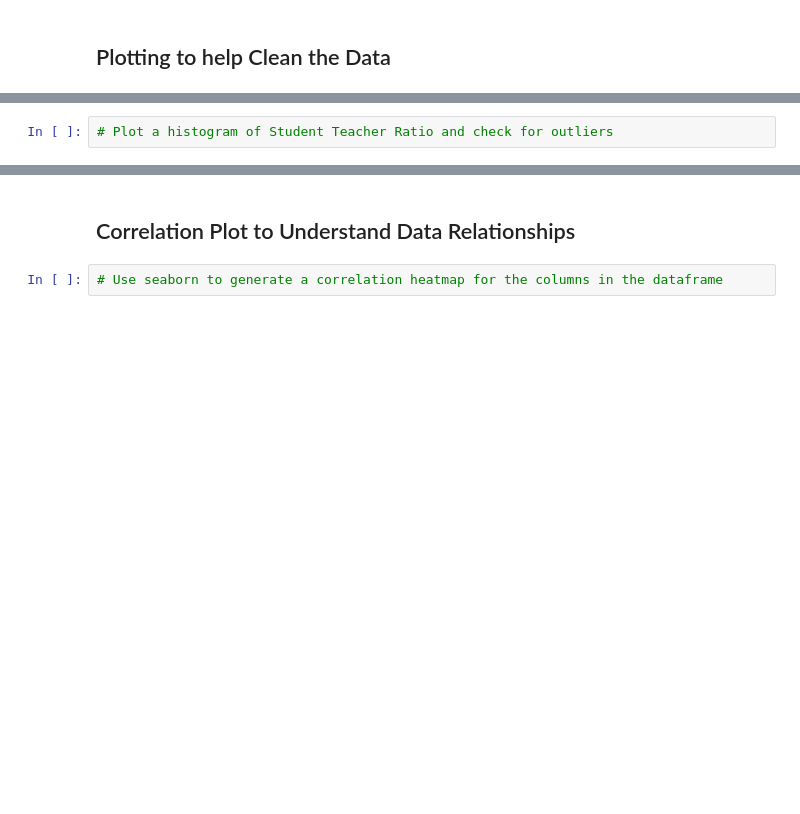
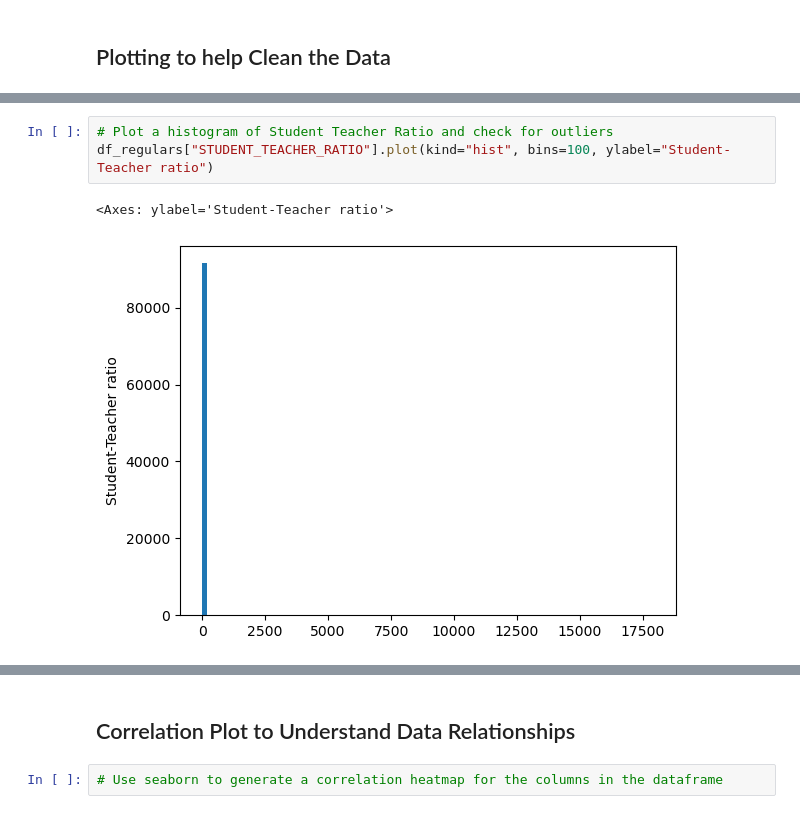
Before and after one commit to cold-quix/school-analysis, a Jupyter notebook: public_school_analysis.ipynb, the cells around one changed output, grey strips where cells are left out. Saved outputs shown, nothing was run; the diff lists cells and outputs as text; blank space fills up the shorter version.

```diff
--- a/public_school_analysis.ipynb
+++ b/public_school_analysis.ipynb
@@ -234,4 +255,8 @@ df_regulars["SCHOOL_TYPE_TEXT"].count()
 # %%
 # Plot a histogram of Student Teacher Ratio and check for outliers
+df_regulars["STUDENT_TEACHER_RATIO"].plot(kind="hist", bins=100, ylabel="Student-Teacher ratio")
+# %% [output]
+<Axes: ylabel='Student-Teacher ratio'>
+[figure, added]
 # %%
 # Re-Plot a histogram of Total enrolled students after removing 0s and outliers above the 99th quantile
```
Also changed, not shown: parts of 11 cells of this notebook.
